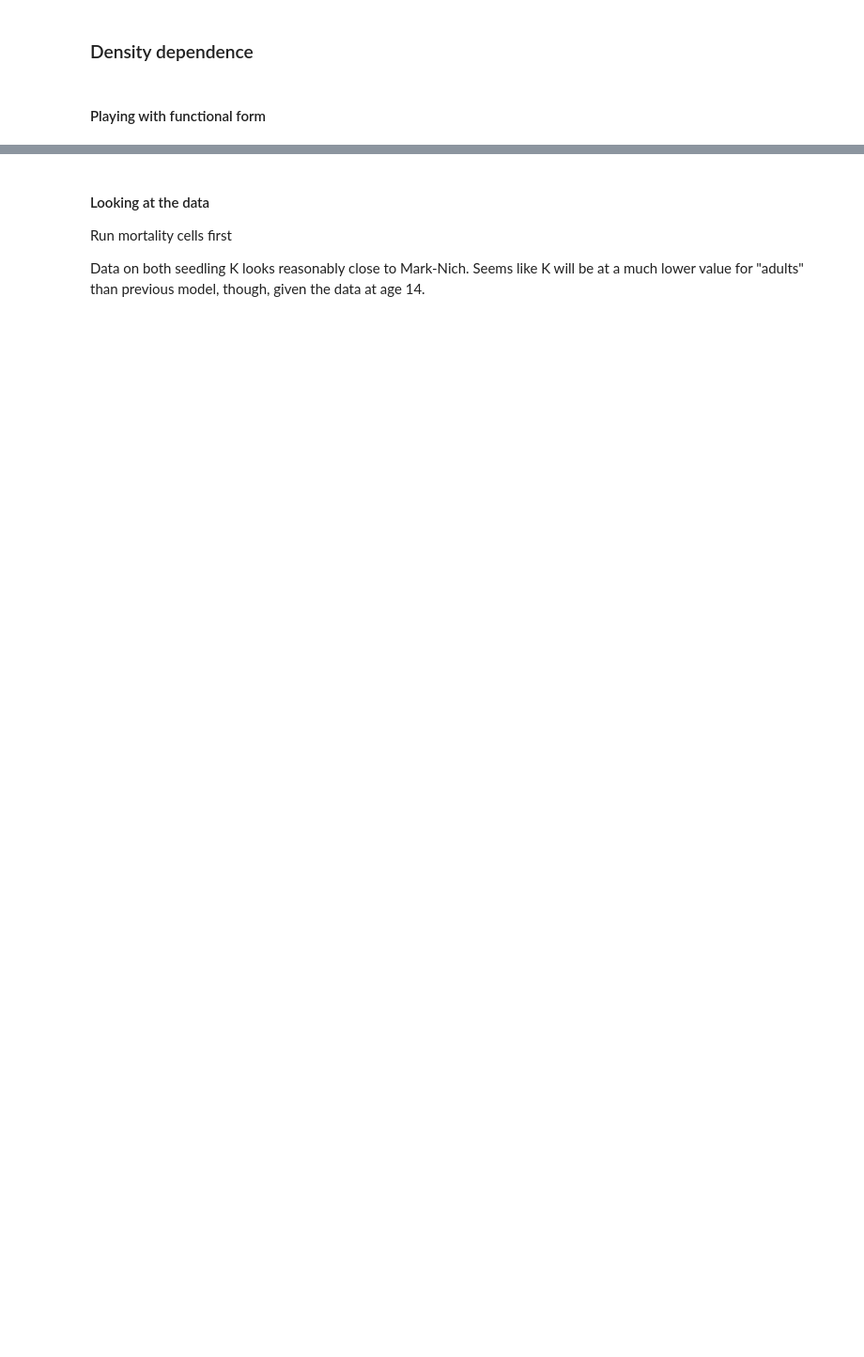
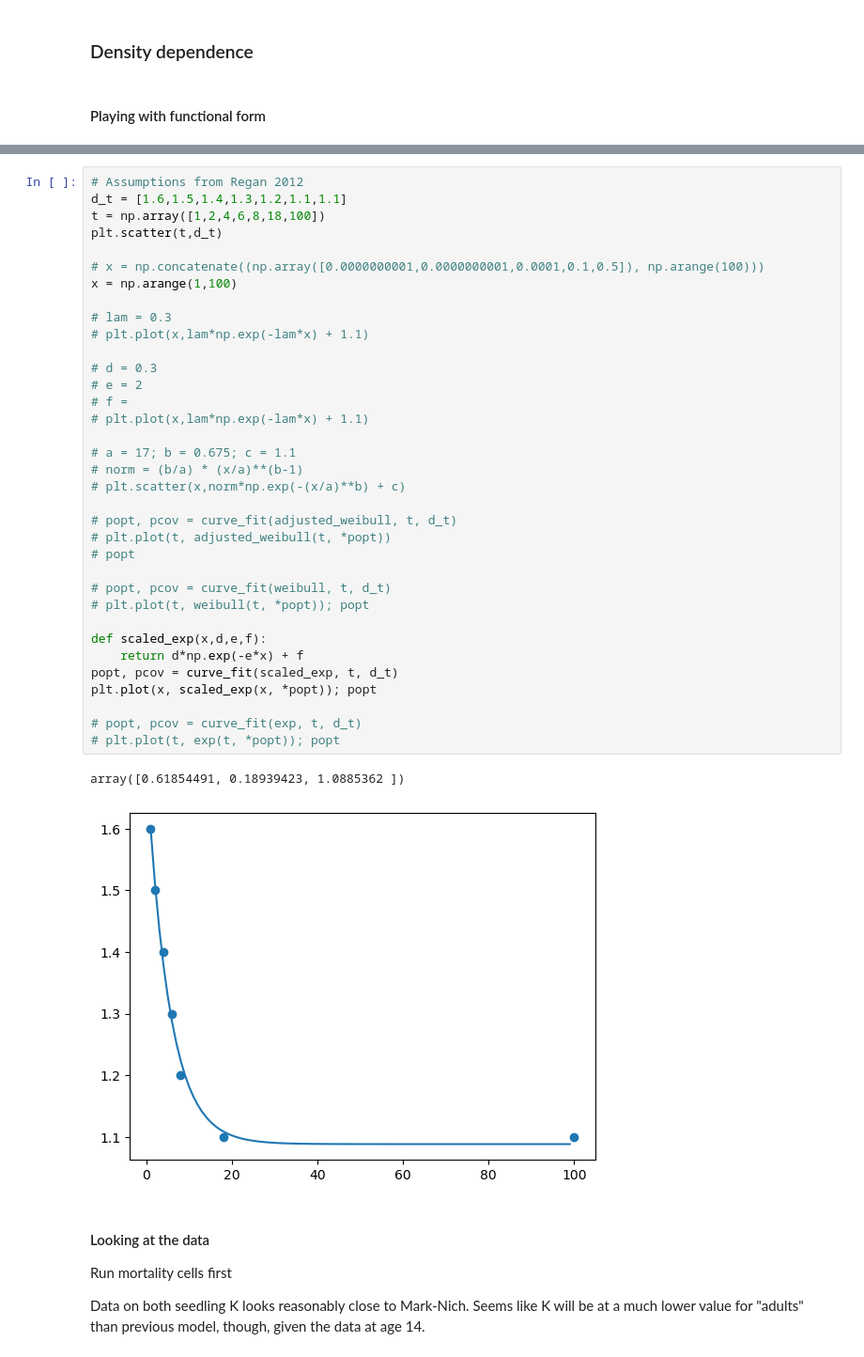
Before and after one commit to patricklawton/TecateCypress, a Jupyter notebook: journal.ipynb, the cells around one changed output, grey strips where cells are left out. Shown at 94% size. Drawn from its saved outputs; the diff is of its cells as text; blank space fills up the shorter version.

```diff
--- a/journal.ipynb
+++ b/journal.ipynb
@@ -207,6 +413,44 @@ plt.plot(N,m)
 # %% [output]
 [<matplotlib.lines.Line2D at 0x...>]
 [figure]
+# %%
+# Assumptions from Regan 2012
+d_t = [1.6,1.5,1.4,1.3,1.2,1.1,1.1]
+t = np.array([1,2,4,6,8,18,100])
+plt.scatter(t,d_t)
+
+# x = np.concatenate((np.array([0.0000000001,0.0000000001,0.0001,0.1,0.5]), np.arange(100)))
+x = np.arange(1,100)
+
+# lam = 0.3
+# plt.plot(x,lam*np.exp(-lam*x) + 1.1)
+
+# d = 0.3
+# e = 2
+# f =
+# plt.plot(x,lam*np.exp(-lam*x) + 1.1)
+
+# a = 17; b = 0.675; c = 1.1
+# norm = (b/a) * (x/a)**(b-1)
+# plt.scatter(x,norm*np.exp(-(x/a)**b) + c)
+
+# popt, pcov = curve_fit(adjusted_weibull, t, d_t)
+# plt.plot(t, adjusted_weibull(t, *popt))
+# popt
+
+# popt, pcov = curve_fit(weibull, t, d_t)
+# plt.plot(t, weibull(t, *popt)); popt
+
+def scaled_exp(x,d,e,f):
+    return d*np.exp(-e*x) + f
+popt, pcov = curve_fit(scaled_exp, t, d_t)
+plt.plot(x, scaled_exp(x, *popt)); popt
+
+# popt, pcov = curve_fit(exp, t, d_t)
+# plt.plot(t, exp(t, *popt)); popt
+# %% [output]
+array([0.61854491, 0.18939423, 1.0885362 ])
+[figure, added]
 # %% [markdown]
 #### Looking at the data
 Run mortality cells first
```
Also changed, not shown: parts of 25 cells of this notebook, 1 other file.
